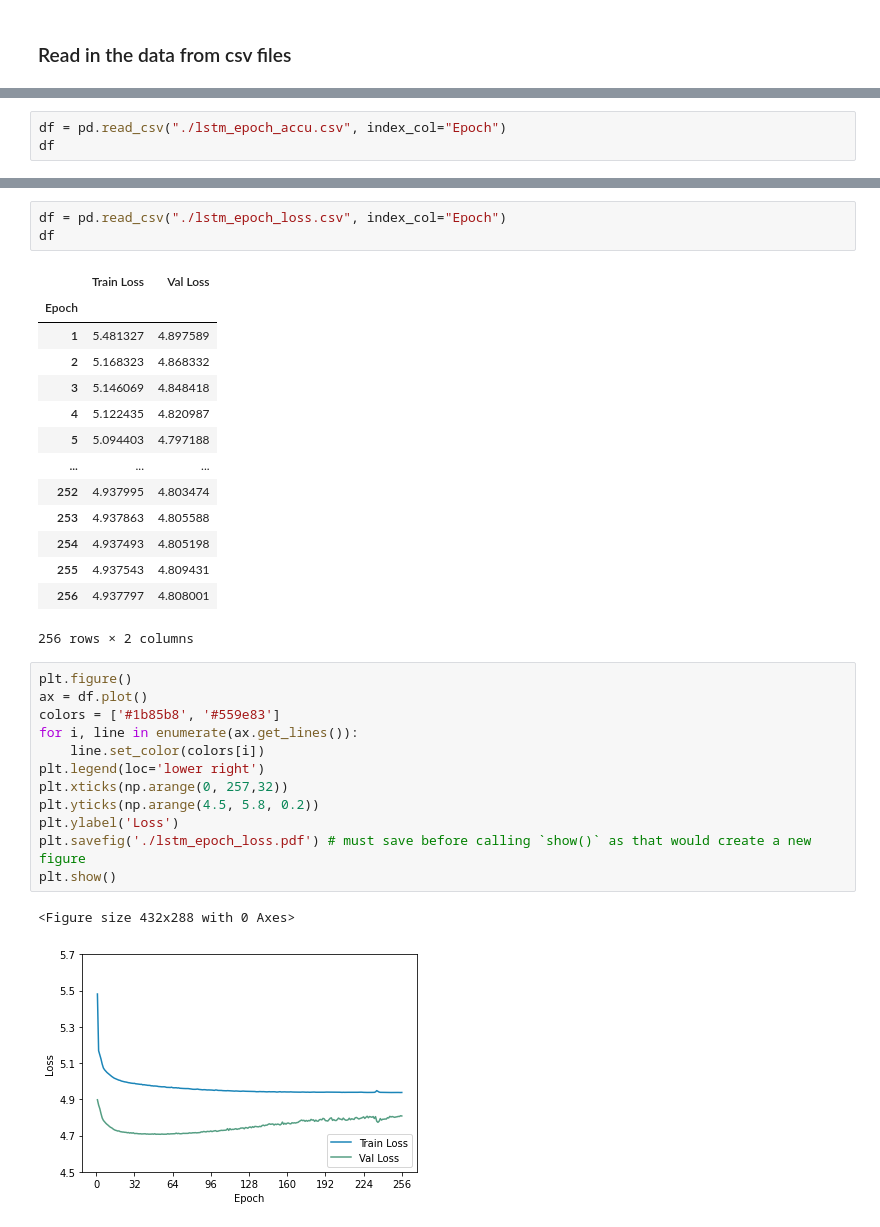
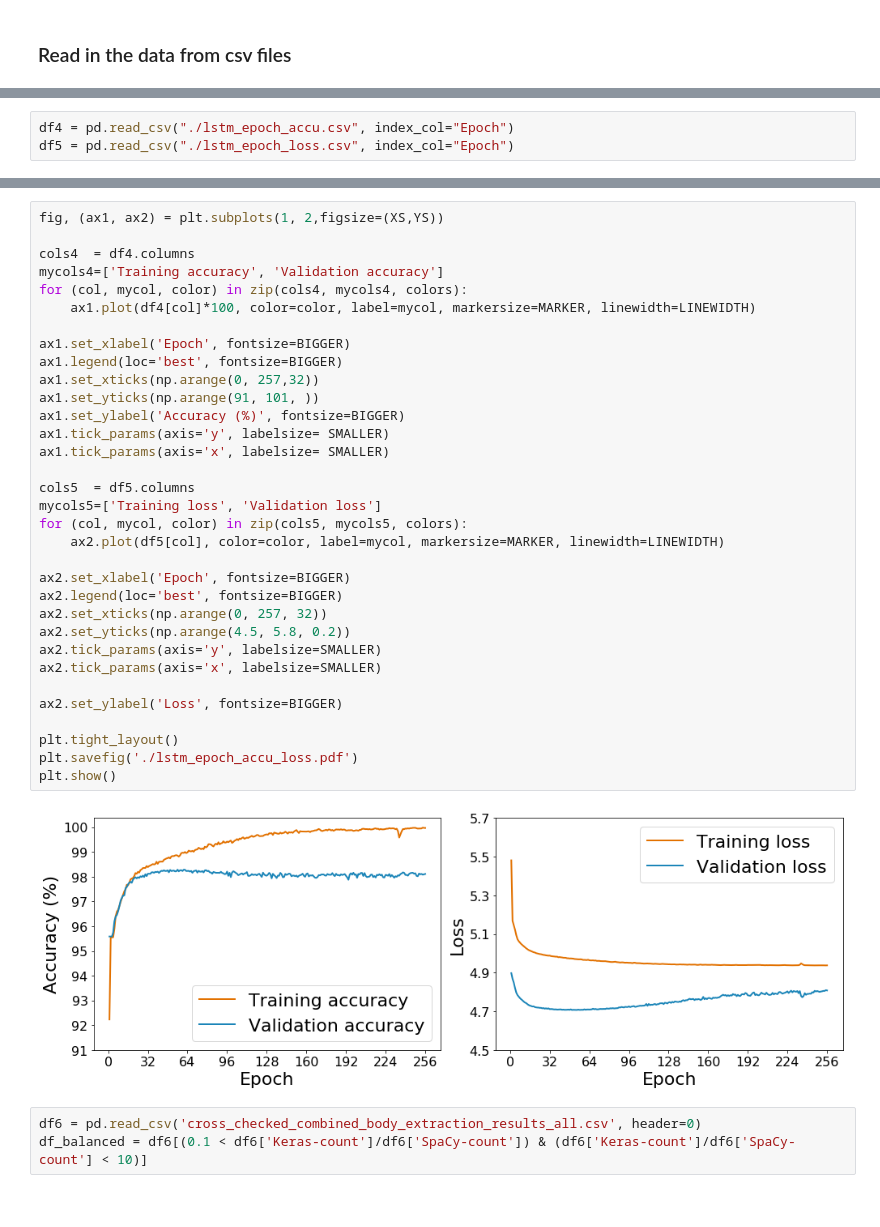
Before and after one commit to globus-labs/covid-nlp, a Jupyter notebook: drug-ner/drug-ner-results/figures/figures.ipynb, the cells around one changed output, grey strips where cells are left out. Drawn from its saved outputs; the diff is of its cells as text.

```diff
--- a/drug-ner/drug-ner-results/figures/figures.ipynb
+++ b/drug-ner/drug-ner-results/figures/figures.ipynb
@@ -118,3 +105,3 @@ plt.show()
 # %%
-df = pd.read_csv("./lstm_epoch_accu.csv", index_col="Epoch")
-df
+df4 = pd.read_csv("./lstm_epoch_accu.csv", index_col="Epoch")
+df5 = pd.read_csv("./lstm_epoch_loss.csv", index_col="Epoch")
@@ -151,33 +108,38 @@ plt.show()
-# %%
-df = pd.read_csv("./lstm_epoch_loss.csv", index_col="Epoch")
-df
-# %% [output]
-|  | Train Loss | Val Loss |
-| Epoch |  |  |
-| 1 | 5.481327 | 4.897589 |
-| 2 | 5.168323 | 4.868332 |
-| 3 | 5.146069 | 4.848418 |
-| 4 | 5.122435 | 4.820987 |
-| 5 | 5.094403 | 4.797188 |
-| ... | ... | ... |
-| 252 | 4.937995 | 4.803474 |
-| 253 | 4.937863 | 4.805588 |
-| 254 | 4.937493 | 4.805198 |
-| 255 | 4.937543 | 4.809431 |
-| 256 | 4.937797 | 4.808001 |
-256 rows × 2 columns
-# %%
-plt.figure()
-ax = df.plot()
-colors = ['#1b85b8', '#559e83']
-for i, line in enumerate(ax.get_lines()):
-    line.set_color(colors[i])
-plt.legend(loc='lower right')
-plt.xticks(np.arange(0, 257,32))
-plt.yticks(np.arange(4.5, 5.8, 0.2))
-plt.ylabel('Loss')
-plt.savefig('./lstm_epoch_loss.pdf') # must save before calling `show()` as that would create a new figure
-plt.show()
-# %% [output]
-<Figure size 432x288 with 0 Axes>
-[figure, removed]
+# %%
+fig, (ax1, ax2) = plt.subplots(1, 2,figsize=(XS,YS))
+
+cols4  = df4.columns
+mycols4=['Training accuracy', 'Validation accuracy']
+for (col, mycol, color) in zip(cols4, mycols4, colors):
+    ax1.plot(df4[col]*100, color=color, label=mycol, markersize=MARKER, linewidth=LINEWIDTH)
+
+ax1.set_xlabel('Epoch', fontsize=BIGGER)
+ax1.legend(loc='best', fontsize=BIGGER)
+ax1.set_xticks(np.arange(0, 257,32))
+ax1.set_yticks(np.arange(91, 101, ))
+ax1.set_ylabel('Accuracy (%)', fontsize=BIGGER)
+ax1.tick_params(axis='y', labelsize= SMALLER)
+ax1.tick_params(axis='x', labelsize= SMALLER)
+
+cols5  = df5.columns
+mycols5=['Training loss', 'Validation loss']
+for (col, mycol, color) in zip(cols5, mycols5, colors):
+    ax2.plot(df5[col], color=color, label=mycol, markersize=MARKER, linewidth=LINEWIDTH)
+
+ax2.set_xlabel('Epoch', fontsize=BIGGER)
+ax2.legend(loc='best', fontsize=BIGGER)
+ax2.set_xticks(np.arange(0, 257, 32))
+ax2.set_yticks(np.arange(4.5, 5.8, 0.2))
+ax2.tick_params(axis='y', labelsize=SMALLER)
+ax2.tick_params(axis='x', labelsize=SMALLER)
+
+ax2.set_ylabel('Loss', fontsize=BIGGER)
+
+plt.tight_layout()
+plt.savefig('./lstm_epoch_accu_loss.pdf')
+plt.show()
+# %% [output]
+[figure, added]
+# %%
+df6 = pd.read_csv('cross_checked_combined_body_extraction_results_all.csv', header=0)
+df_balanced = df6[(0.1 < df6['Keras-count']/df6['SpaCy-count']) & (df6['Keras-count']/df6['SpaCy-count'] < 10)]
```
Also changed, not shown: parts of 19 cells of this notebook, 2 other files.
